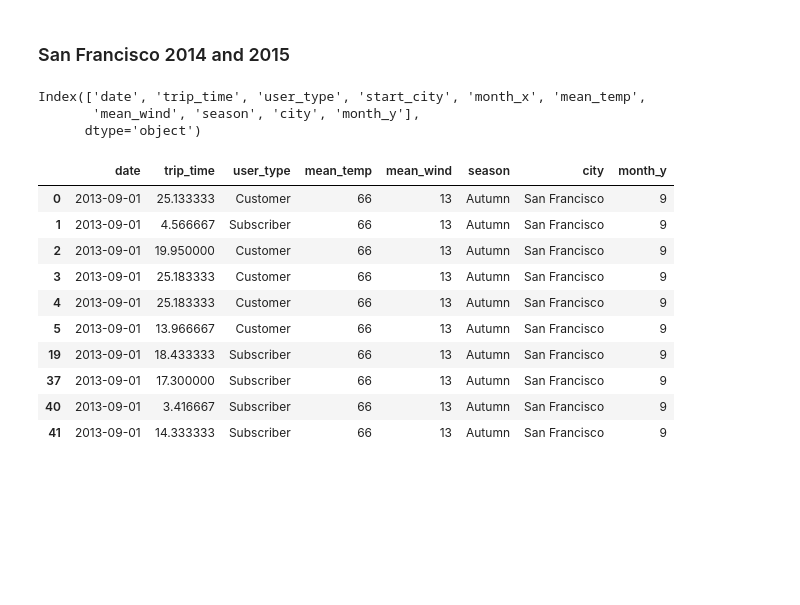
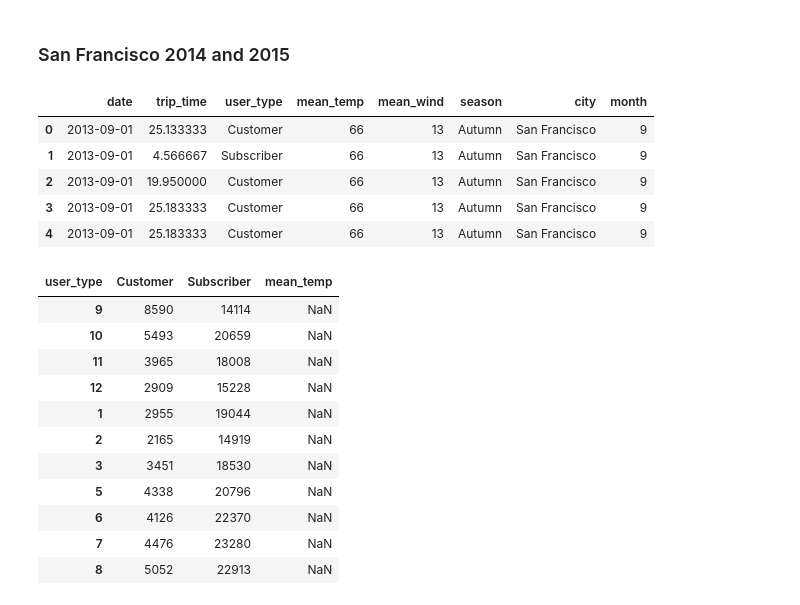
Before and after one commit to muyingchen/babsds, a Jupyter notebook: trip_data_and_weather_all.ipynb, the cells around one changed output. Saved outputs shown, nothing was run; the diff lists cells and outputs as text; code cells hidden in the pictures; blank space fills up the shorter version.

```diff
--- a/trip_data_and_weather_all.ipynb
+++ b/trip_data_and_weather_all.ipynb
@@ -139,7 +133,0 @@ SF_trip_data_2014 = trip_data_2014_for_me[trip_data_2014_for_me['start_city'] ==
-# %%
-SF_all_2014 = pd.merge(SF_trip_data_2014, SF_weather_2014,on='date')
-SF_all_2014.columns
-# %% [output]
-Index(['date', 'trip_time', 'user_type', 'start_city', 'month_x', 'mean_temp',
-       'mean_wind', 'season', 'city', 'month_y'],
-      dtype='object')
@@ -148,20 +134,10 @@ SF_all_2014 = SF_all_2014.drop(['start_city', 'month_x'], axis=1)
 # %%
 # sf by user statistics
-SF_all_2014.rename(columns={'month_y': 'month'})
-SF_by_user_2014 = SF_all_2014.groupby('user_type')
-#SF_by_user_2014_avg_trip_time = SF_by_user_2014.mean()['trip_time']
-#SF_by_user_2014_avg_trip_time
+SF_all_2014.head()
+# %% [output]
+|  | date | trip_time | user_type | mean_temp | mean_wind | season | city | month |
+| 0 | 2013-09-01 | 25.133333 | Customer | 66 | 13 | Autumn | San Francisco | 9 |
+| 1 | 2013-09-01 | 4.566667 | Subscriber | 66 | 13 | Autumn | San Francisco | 9 |
+| 2 | 2013-09-01 | 19.950000 | Customer | 66 | 13 | Autumn | San Francisco | 9 |
+| 3 | 2013-09-01 | 25.183333 | Customer | 66 | 13 | Autumn | San Francisco | 9 |
+| 4 | 2013-09-01 | 25.183333 | Customer | 66 | 13 | Autumn | San Francisco | 9 |
-# %%
-SF_by_user_2014.head()
-# %% [output]
-|  | date | trip_time | user_type | mean_temp | mean_wind | season | city | month_y |
-| 0 | 2013-09-01 | 25.133333 | Customer | 66 | 13 | Autumn | San Francisco | 9 |
-| 1 | 2013-09-01 | 4.566667 | Subscriber | 66 | 13 | Autumn | San Francisco | 9 |
-| 2 | 2013-09-01 | 19.950000 | Customer | 66 | 13 | Autumn | San Francisco | 9 |
-| 3 | 2013-09-01 | 25.183333 | Customer | 66 | 13 | Autumn | San Francisco | 9 |
-| 4 | 2013-09-01 | 25.183333 | Customer | 66 | 13 | Autumn | San Francisco | 9 |
-| 5 | 2013-09-01 | 13.966667 | Customer | 66 | 13 | Autumn | San Francisco | 9 |
-| 19 | 2013-09-01 | 18.433333 | Subscriber | 66 | 13 | Autumn | San Francisco | 9 |
-| 37 | 2013-09-01 | 17.300000 | Subscriber | 66 | 13 | Autumn | San Francisco | 9 |
-| 40 | 2013-09-01 | 3.416667 | Subscriber | 66 | 13 | Autumn | San Francisco | 9 |
-| 41 | 2013-09-01 | 14.333333 | Subscriber | 66 | 13 | Autumn | San Francisco | 9 |
@@ -167,0 +153,34 @@ SF_by_user_2014.head()
+# %%
+# SF DATA PER MONTH
+SF_0913_result = trip_count_to_frame(SF_all_2014, 'month', 9)
+SF_1013_result = trip_count_to_frame(SF_all_2014, 'month', 10)
+SF_1113_result = trip_count_to_frame(SF_all_2014, 'month', 11)
+SF_1213_result = trip_count_to_frame(SF_all_2014, 'month', 12)
+SF_0114_result = trip_count_to_frame(SF_all_2014, 'month', 1)
+SF_0214_result = trip_count_to_frame(SF_all_2014, 'month', 2)
+SF_0314_result = trip_count_to_frame(SF_all_2014, 'month', 3)
+SF_0414_result = trip_count_to_frame(SF_all_2014, 'month', 4)
+SF_0514_result = trip_count_to_frame(SF_all_2014, 'month', 5)
+SF_0614_result = trip_count_to_frame(SF_all_2014, 'month', 6)
+SF_0714_result = trip_count_to_frame(SF_all_2014, 'month', 7)
+SF_0814_result = trip_count_to_frame(SF_all_2014, 'month', 8)
+# concat all the above dataframes
+SF_trip_count_month_2014_all = pd.concat([SF_0913_result,SF_1013_result,SF_1113_result,SF_1213_result,SF_0114_result,
+                  SF_0214_result,SF_0314_result,SF_0514_result,SF_0614_result,SF_0714_result,
+                  SF_0814_result])
+SF_trip_count_month_2014_all['mean_temp'] = 'NaN'
+#SF_trip_count_month_2014_all.plot(kind='bar')
+SF_trip_count_month_2014_all
+# %% [output]
+| user_type | Customer | Subscriber | mean_temp |
+| 9 | 8590 | 14114 | NaN |
+| 10 | 5493 | 20659 | NaN |
+| 11 | 3965 | 18008 | NaN |
+| 12 | 2909 | 15228 | NaN |
+| 1 | 2955 | 19044 | NaN |
+| 2 | 2165 | 14919 | NaN |
+| 3 | 3451 | 18530 | NaN |
+| 5 | 4338 | 20796 | NaN |
+| 6 | 4126 | 22370 | NaN |
+| 7 | 4476 | 23280 | NaN |
+| 8 | 5052 | 22913 | NaN |
```
Also changed, not shown: parts of 7 cells of this notebook.
